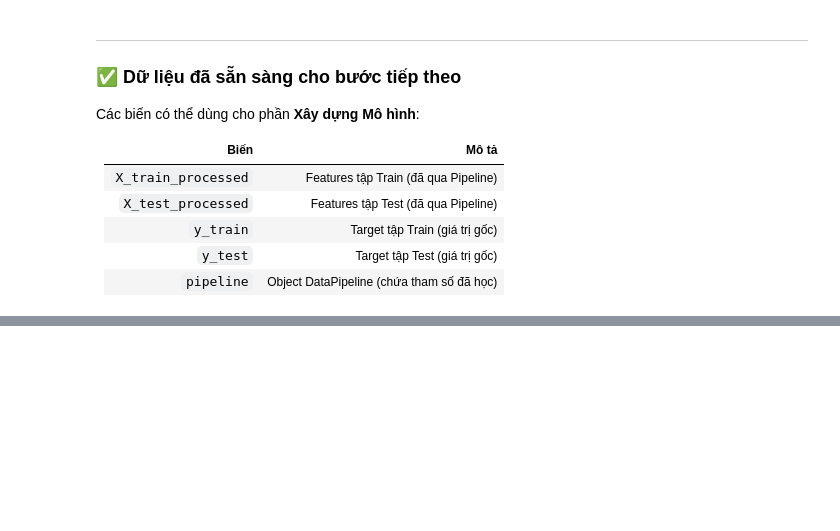
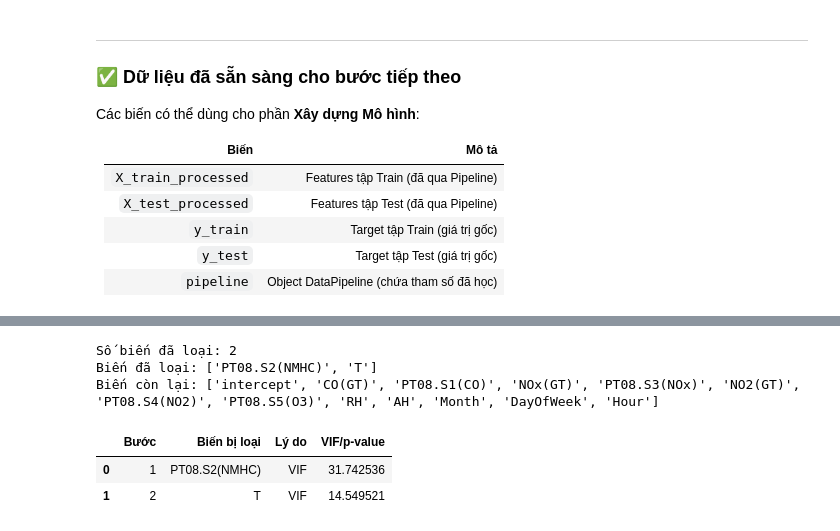
Before and after one commit to TNTruong196/Prj2_TUDTK_N1, a Jupyter notebook: part2/part2_notebook.ipynb, the cells around one changed output, grey strips where cells are left out. Cells and saved outputs as stored; diff of their text form; code cells hidden in the pictures; blank space fills up the shorter version.

```diff
--- a/part2/part2_notebook.ipynb
+++ b/part2/part2_notebook.ipynb
@@ -597,14 +437,0 @@ metrics_table
-# %%
-import pandas as pd
-
-removal_log = selection_result["removal_log"]
-
-print("Số biến đã loại:", len(selection_result["removed_features"]))
-print("Biến đã loại:", selection_result["removed_features"])
-print("Biến còn lại:", selection_result["selected_features"])
-
-if removal_log:
-    removal_log_df = pd.DataFrame(removal_log)
-    display(removal_log_df)
-else:
-    print("Không có biến nào bị loại trong quá trình OLS chọn biến.")
@@ -629,0 +571,29 @@ Tóm lại, Ridge Regression là mô hình tốt nhất theo MAE và RMSE, nhưn
+# %%
+import pandas as pd
+
+removal_log = selection_result["removal_log"]
+
+print("Số biến đã loại:", len(selection_result["removed_features"]))
+print("Biến đã loại:", selection_result["removed_features"])
+print("Biến còn lại:", selection_result["selected_features"])
+
+if removal_log:
+    removal_log_df = pd.DataFrame([
+        {
+            "Bước": item["step"],
+            "Biến bị loại": item["feature"],
+            "Lý do": item["reason"],
+            "VIF/p-value": round(item["value"], 6),
+        }
+        for item in removal_log
+    ])
+    display(removal_log_df)
+else:
+    print("Không có biến nào bị loại trong quá trình OLS chọn biến.")
+# %% [output]
+Số biến đã loại: 2
+Biến đã loại: ['PT08.S2(NMHC)', 'T']
+Biến còn lại: ['intercept', 'CO(GT)', 'PT08.S1(CO)', 'NOx(GT)', 'PT08.S3(NOx)', 'NO2(GT)', 'PT08.S4(NO2)', 'PT08.S5(O3)', 'RH', 'AH', 'Month', 'DayOfWeek', 'Hour']
+|  | Bước | Biến bị loại | Lý do | VIF/p-value |
+| 0 | 1 | PT08.S2(NMHC) | VIF | 31.742536 |
+| 1 | 2 | T | VIF | 14.549521 |
```
Also changed, not shown: parts of 27 cells of this notebook, 1 other file.
